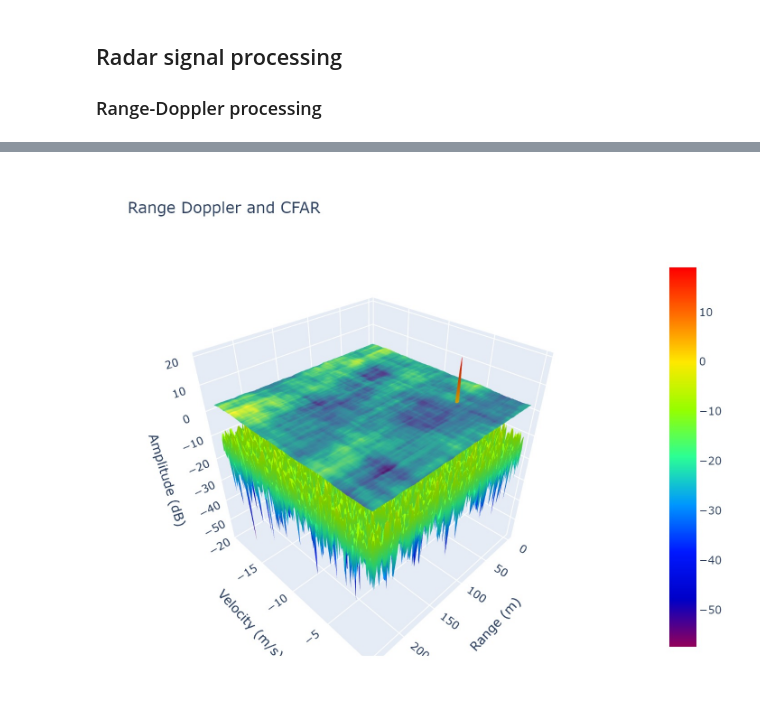
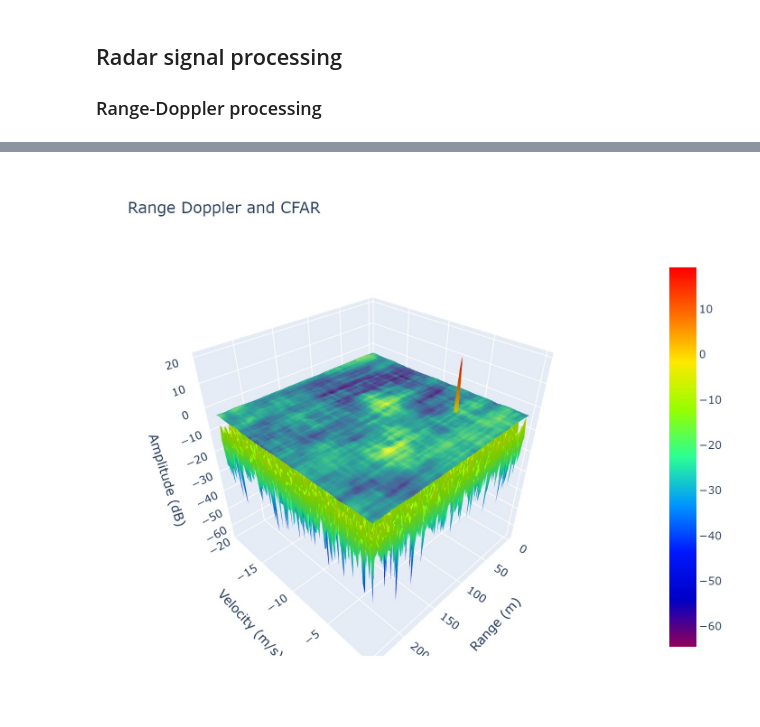
Before and after one commit to radarsimx/radarsimnb, a Jupyter notebook: notebooks/rt_fmcw_corner_reflector.ipynb, the cells around one changed output, grey strips where cells are left out. Drawn from its saved outputs; the diff is of its cells as text; code cells hidden in the pictures.

Commit message:
update CFAR for 11.2.0

```diff
--- a/notebooks/rt_fmcw_corner_reflector.ipynb
+++ b/notebooks/rt_fmcw_corner_reflector.ipynb
@@ -171,28 +171,28 @@ Image(fig.to_image(format="jpg", scale=2))
 # %%
 rdop_avg = np.mean(np.abs(range_doppler), axis=0)
-cfar = proc.cfar_os_2d(rdop_avg, guard=2, trailing=20, pfa=1e-3, k=1500)
+cfar = proc.cfar_os_2d(rdop_avg**2, guard=2, trailing=20, pfa=1e-4, k=1500, detector='squarelaw')
 # cfar = proc.cfar_ca_2d(rdop_avg, guard=2, trailing=20, pfa=1e-3)
 # %%
 fig = go.Figure()
 fig.add_trace(go.Surface(x=range_axis, y=doppler_axis, z=20 *
               np.log10(rdop_avg), colorscale='Rainbow'))
-fig.add_trace(go.Surface(x=range_axis, y=doppler_axis, z=20 *
+fig.add_trace(go.Surface(x=range_axis, y=doppler_axis, z=10 *
               np.log10(cfar), colorscale='Viridis', showscale=False))
 
 fig.update_layout(
     title='Range Doppler and CFAR',
     height=600,
     scene=dict(
         xaxis=dict(title='Range (m)'),
         yaxis=dict(title='Velocity (m/s)'),
         zaxis=dict(title='Amplitude (dB)'),
     ),
     margin=dict(l=0, r=0, b=60, t=100),
     legend=dict(orientation='h'),
 )
 
 # fig.show()
 # display(SVG(fig.to_image(format='svg', scale=1)))
 Image(fig.to_image(format="jpg", scale=2))
 # %% [output]
-[figure, old version]
+[figure, new version]
```
Also changed, not shown: parts of 3 cells of this notebook, 2 other files.
